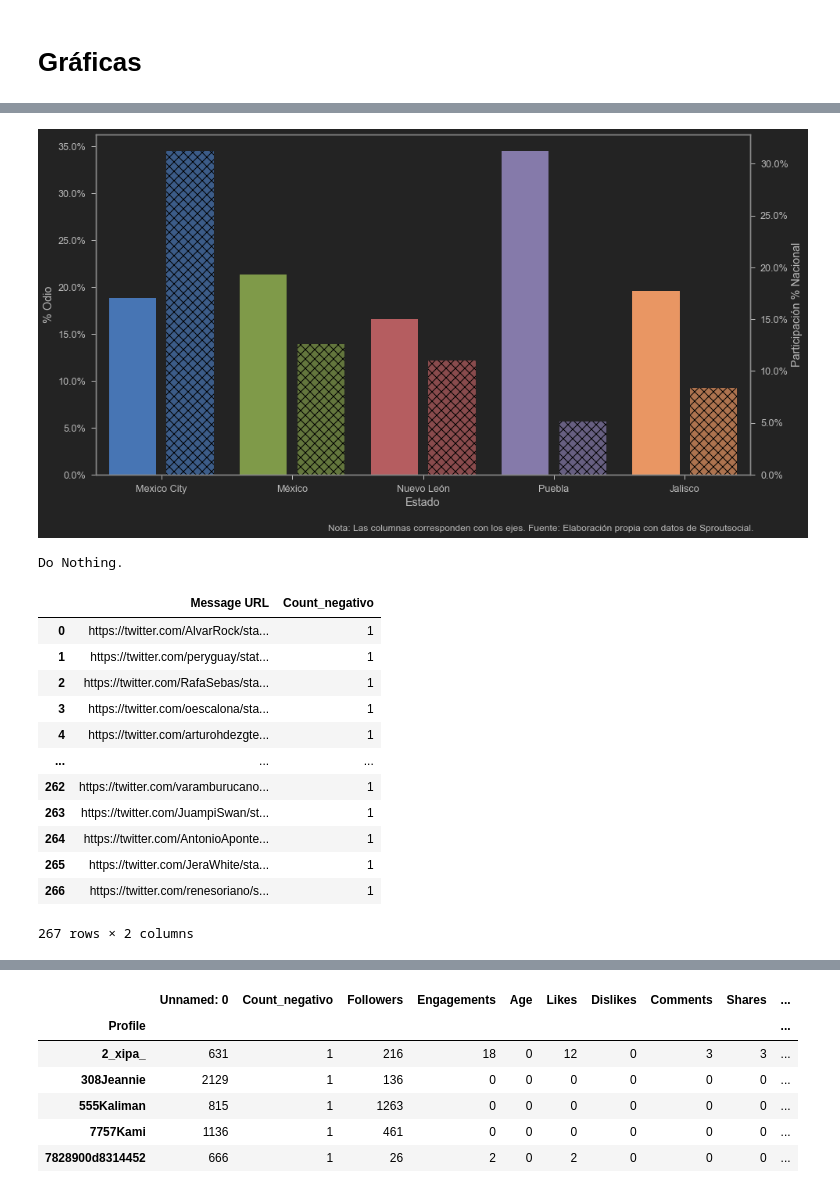
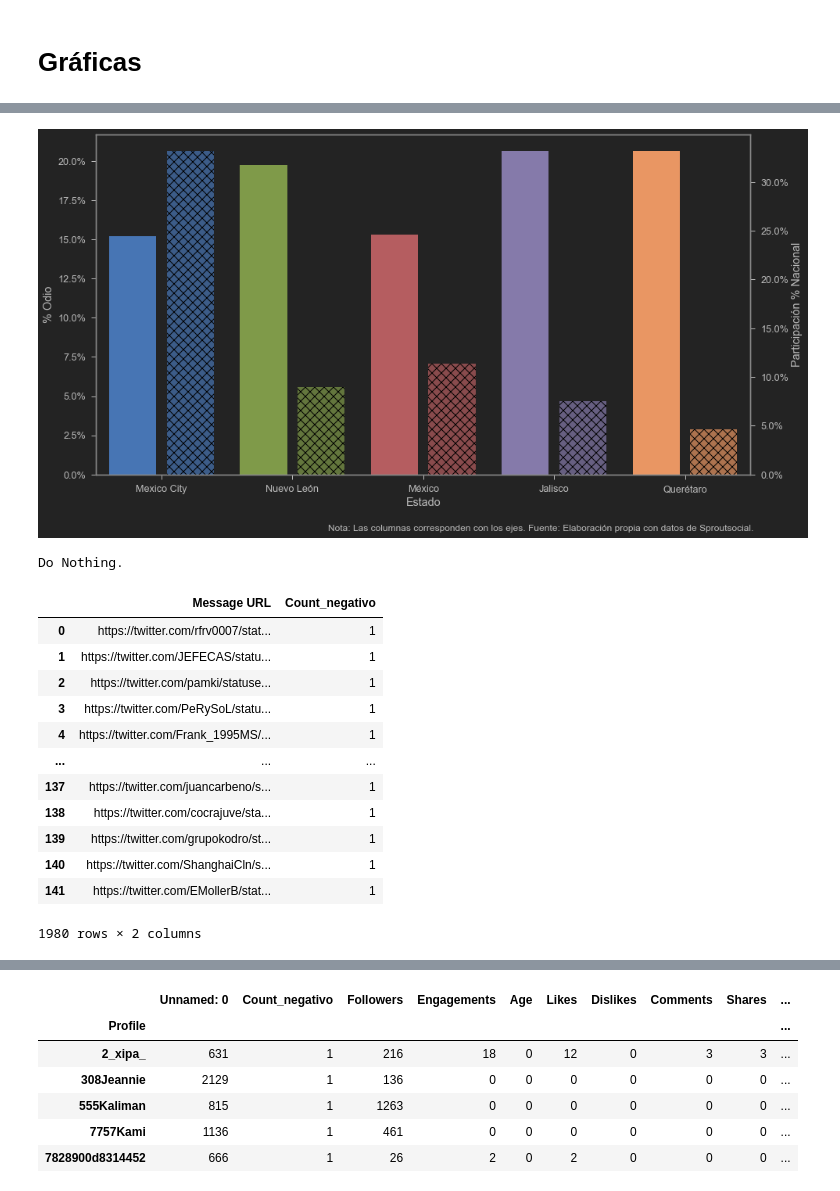
Before and after one commit to jordinola1470/BX-Codes, a Jupyter notebook: Racismo/Procesamiento_base_racismo_mx.ipynb, the cells around one changed output, grey strips where cells are left out. Cells and saved outputs as stored; diff of their text form; code cells hidden in the pictures.

Commit message:
Racismo junio

```diff
--- a/Racismo/Procesamiento_base_racismo_mx.ipynb
+++ b/Racismo/Procesamiento_base_racismo_mx.ipynb
@@ -372,36 +378,43 @@ Index(['Estado', 'Count', 'Count_negativo', '% Odio', 'Total_Nacional',
       dtype='object')
 # %%
 x_ = base_graficas.columns[0]
-y_ = base_graficas.columns[3]
-y_2 = base_graficas.columns[5]
+y_ = base_graficas.columns[4]
+y_2 = base_graficas.columns[6]
 data1 = base_graficas[[x_, y_]]
 data2 = base_graficas[[x_, y_2]]
 plt.figure(figsize=(15,8))
 ax = sns.barplot(x=x_,y=y_,data=data1)
 width_scale = 0.45
 for bar in ax.containers[0]:
     bar.set_width(bar.get_width() * width_scale)
 ax.yaxis.set_major_formatter(PercentFormatter(1))
 ax.figure.text(0.4, 0,'Nota: Las columnas corresponden con los ejes. Fuente: Elaboración propia con datos de Sproutsocial.', fontsize=12)
 ax.grid(False)
 ax2 = ax.twinx()
 sns.barplot(x=x_,y=y_2,data=data2,alpha=0.7,hatch='xx',ax=ax2)
 for bar in ax2.containers[0]:
     x = bar.get_x()
     w = bar.get_width()
     bar.set_x(x + w * (1 - width_scale))
     bar.set_width(w *  width_scale)
 ax2.yaxis.set_major_formatter(PercentFormatter(1))
 ax2.grid(False)
 plt.savefig("out.png")
 plt.show()
 # %% [output]
-[figure, old version]
+[figure, new version]
 # %%
 # Pegar las bases
-base_1 = pd.read_csv("mensajes_20_mar_23_mar.csv")
-base_2 = pd.read_csv("mensajes_24_mar_28_mar.csv")
-base_racismo = base_1.append(base_2)
+base_1 = pd.read_csv("mensajes_1_may_9_may.csv")
+base_2 = pd.read_csv("mensajes_10_may_16_may.csv")
+base_3 = pd.read_csv("mensajes_17_may_21_may.csv")
+base_4 = pd.read_csv("mensajes_22_may_28_may.csv")
+base_5 = pd.read_csv("mensajes_29_may_31_may.csv")
+base_racismo_1 = base_1.append(base_2)
+base_racismo_2 = base_3.append(base_4)
+base_racismo_3 = base_racismo_1.append(base_racismo_2)
+base_racismo_4 =  base_racismo_3.append(base_5)
+base_racismo = base_racismo_4
 base_racismo['Splitted'] = base_racismo['Location'].str.split(',')
 try:
     base_racismo.loc[:, 'Estado'] = base_racismo.Splitted.str[1].str.strip()
@@ -410,7 +423,12 @@ try:
 except:
     print("Do Nothing.")
 base_racismo['Count'] = 1
-base_negativa = pd.read_csv("mensajes_negativos_20_mar_28_mar.csv")
+base_negativa_1 = pd.read_csv("mensajes_negativos_1_may_17_may.csv")
+base_negativa_2 = pd.read_csv("mensajes_negativos_18_may_29_may.csv")
+base_negativa_3 = pd.read_csv("mensajes_negativos_30_may_31_may.csv")
+base_negativa_4 = base_negativa_1.append(base_negativa_2)
+base_negativa_5 = base_negativa_4.append(base_negativa_3)
+base_negativa = base_negativa_5
 base_negativa['Count_negativo'] = 1
 base_negativa.rename({"Followers": "Followers_negativo",	"Engagements": "Engagements_negativo", "Age":"Age_negativo", "Likes":"Likes_negativos",
                       "Dislikes":"Dislikes_negativo",	"Comments":"Comments_negativo",	"Shares":"Shares_negativo"}, inplace=True, axis=1)
@@ -419,18 +437,18 @@ base_negativa
 # %% [output]
 Do Nothing.
 |  | Message URL | Count_negativo |
-| 0 | https://twitter.com/AlvarRock/sta... | 1 |
-| 1 | https://twitter.com/peryguay/stat... | 1 |
-| 2 | https://twitter.com/RafaSebas/sta... | 1 |
-| 3 | https://twitter.com/oescalona/sta... | 1 |
-| 4 | https://twitter.com/arturohdezgte... | 1 |
+| 0 | https://twitter.com/rfrv0007/stat... | 1 |
+| 1 | https://twitter.com/JEFECAS/statu... | 1 |
+| 2 | https://twitter.com/pamki/statuse... | 1 |
+| 3 | https://twitter.com/PeRySoL/statu... | 1 |
+| 4 | https://twitter.com/Frank_1995MS/... | 1 |
 | ... | ... | ... |
-| 262 | https://twitter.com/varamburucano... | 1 |
-| 263 | https://twitter.com/JuampiSwan/st... | 1 |
-| 264 | https://twitter.com/AntonioAponte... | 1 |
-| 265 | https://twitter.com/JeraWhite/sta... | 1 |
-| 266 | https://twitter.com/renesoriano/s... | 1 |
+| 137 | https://twitter.com/juancarbeno/s... | 1 |
+| 138 | https://twitter.com/cocrajuve/sta... | 1 |
+| 139 | https://twitter.com/grupokodro/st... | 1 |
+| 140 | https://twitter.com/ShanghaiCln/s... | 1 |
+| 141 | https://twitter.com/EMollerB/stat... | 1 |
-267 rows × 2 columns
+1980 rows × 2 columns
 # %%
 base_merged = pd.merge(right=base_racismo , left=base_negativa, left_on = "Message URL", right_on = "Message URL", how="right")
 base_merged.fillna(0, inplace = True)
```
Also changed, not shown: parts of 18 cells of this notebook, 23 other files.
